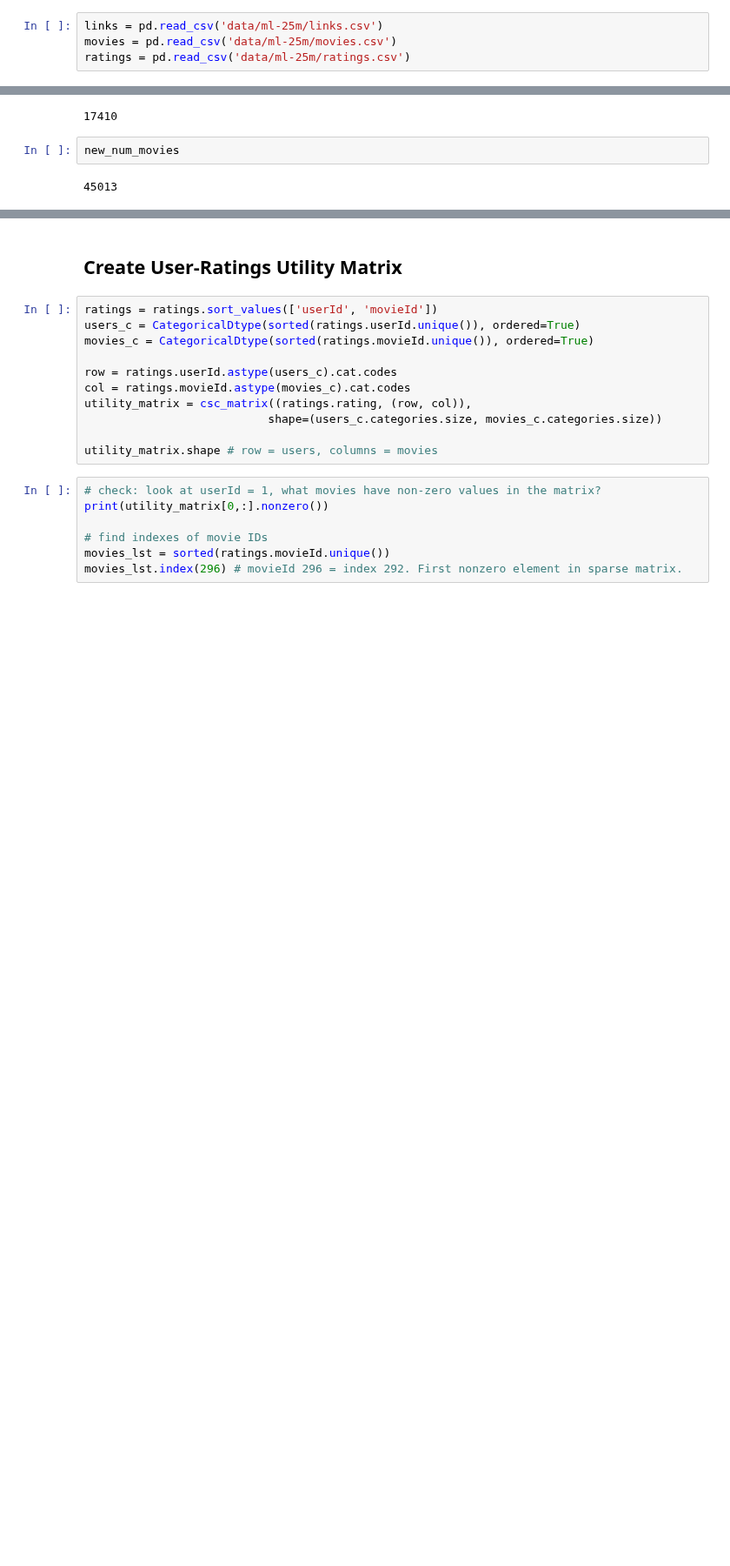
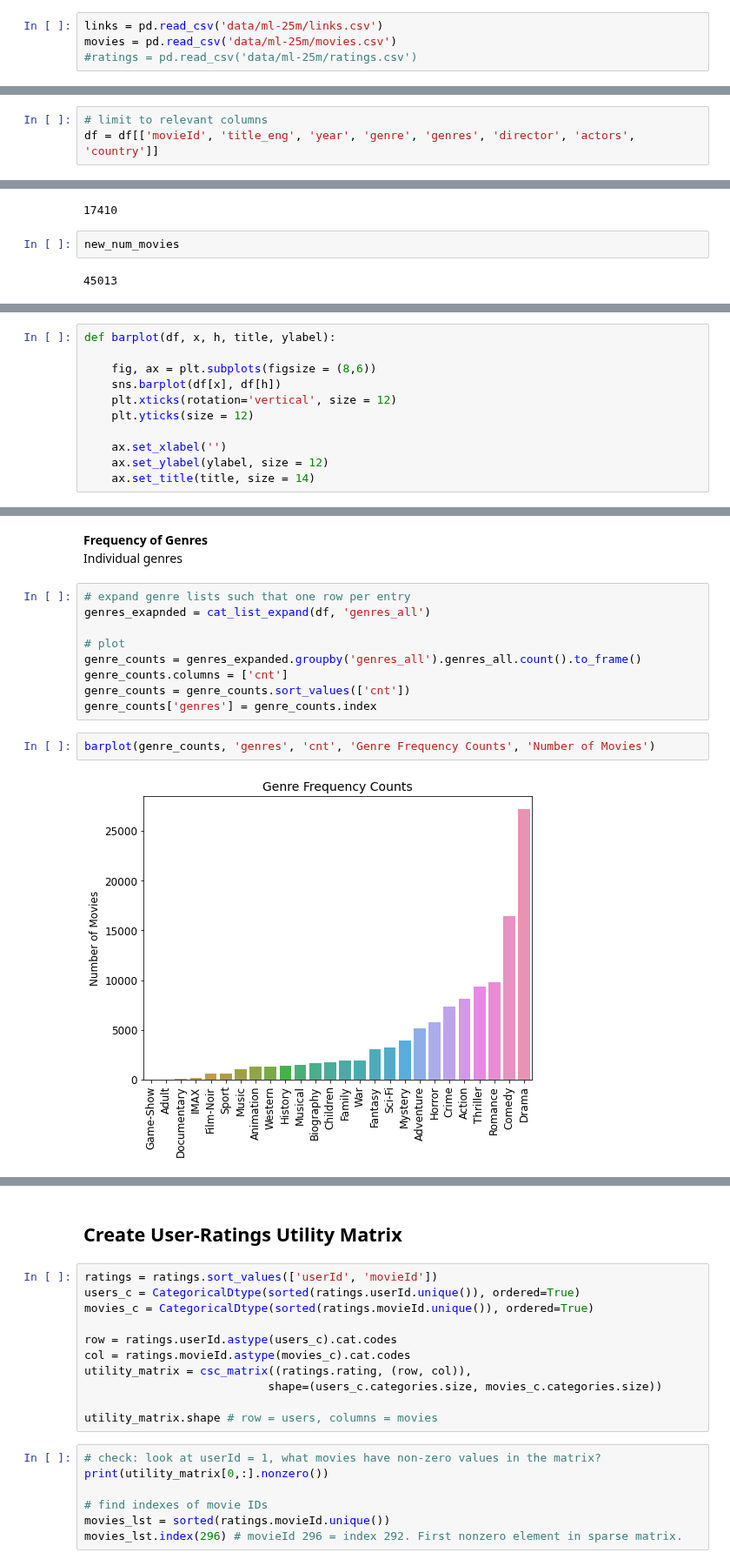
Before and after one commit to GovindBhala/DS5500-Movie-Recommendation-System, a Jupyter notebook: recommendation data exploration.ipynb, the cells around one changed output, grey strips where cells are left out. Shown at 87% size. Cells and saved outputs as stored; diff of their text form; blank space fills up the shorter version.

```diff
--- a/recommendation data exploration.ipynb
+++ b/recommendation data exploration.ipynb
@@ -14,7 +16,7 @@ from pandas.api.types import CategoricalDtype
 # %%
 links = pd.read_csv('data/ml-25m/links.csv')
 movies = pd.read_csv('data/ml-25m/movies.csv')
-ratings = pd.read_csv('data/ml-25m/ratings.csv')
+#ratings = pd.read_csv('data/ml-25m/ratings.csv')
 # %%
 # distribution of number of ratings per movie. Many don't have many ratings.
 x = ratings.groupby('movieId').count()
@@ -62,6 +64,9 @@ df = pd.merge(df, imdb_movies, on = 'imdbId')
 df = df.rename(columns = {'title_x':'title_eng', 'title_y':'title_orig'})
 
 new_num_movies = len(df)
+# %%
+# limit to relevant columns
+df = df[['movieId', 'title_eng', 'year', 'genre', 'genres', 'director', 'actors', 'country']]
 # %% [markdown]
 ## Missing Data Post Merge
 # %%
@@ -95,0 +96,11 @@ dtype: int64
+# %%
+def barplot(df, x, h, title, ylabel):
+
+    fig, ax = plt.subplots(figsize = (8,6))
+    sns.barplot(df[x], df[h])
+    plt.xticks(rotation='vertical', size = 12)
+    plt.yticks(size = 12)
+
+    ax.set_xlabel('')
+    ax.set_ylabel(ylabel, size = 12)
+    ax.set_title(title, size = 14)
@@ -95,0 +117,16 @@ dtype: int64
+# %% [markdown]
+__Frequency of Genres__
+Individual genres
+# %%
+# expand genre lists such that one row per entry
+genres_exapnded = cat_list_expand(df, 'genres_all')
+
+# plot
+genre_counts = genres_expanded.groupby('genres_all').genres_all.count().to_frame()
+genre_counts.columns = ['cnt']
+genre_counts = genre_counts.sort_values(['cnt'])
+genre_counts['genres'] = genre_counts.index
+# %%
+barplot(genre_counts, 'genres', 'cnt', 'Genre Frequency Counts', 'Number of Movies')
+# %% [output]
+[figure, added]
```
Also changed, not shown: parts of 30 cells of this notebook.
